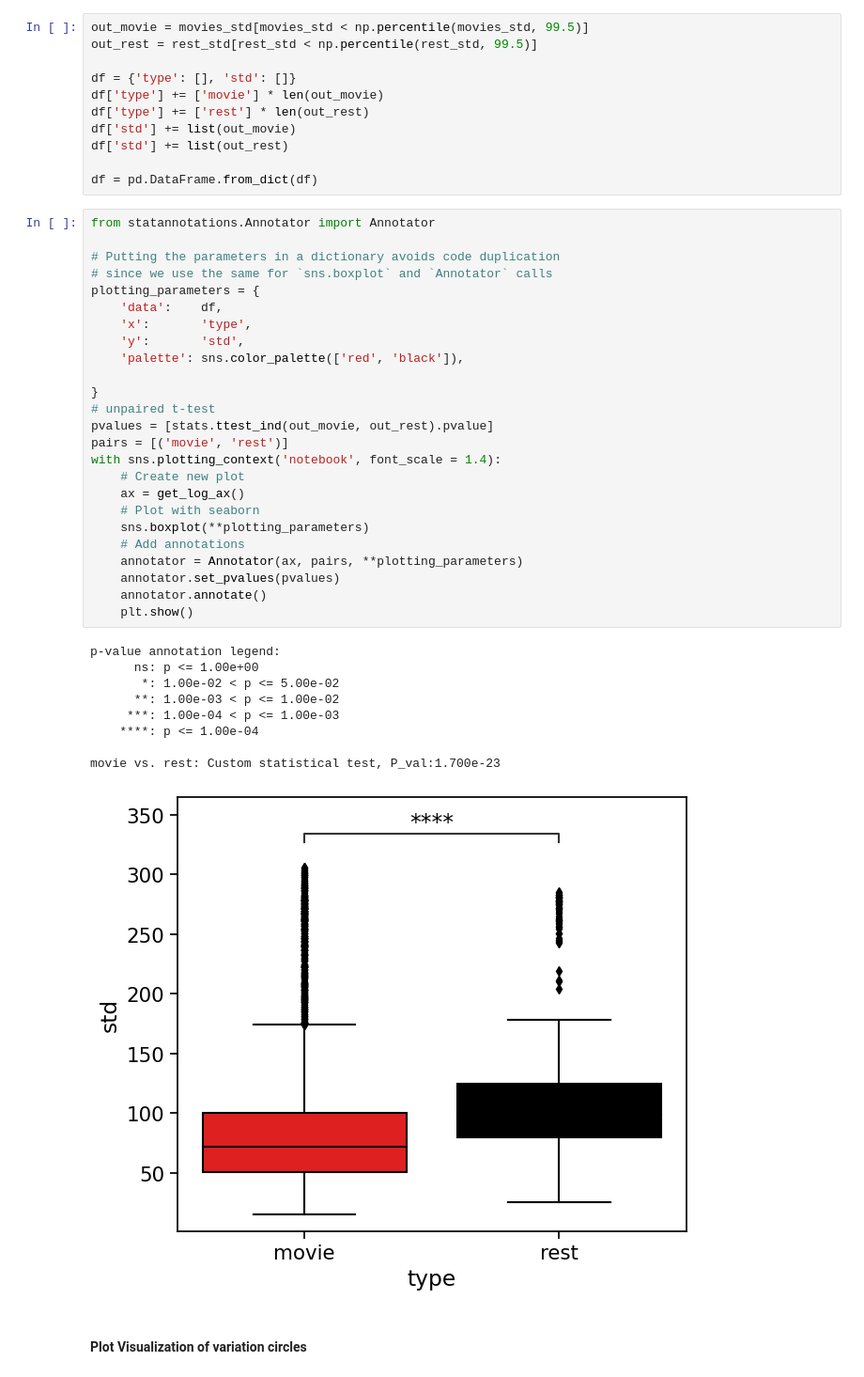
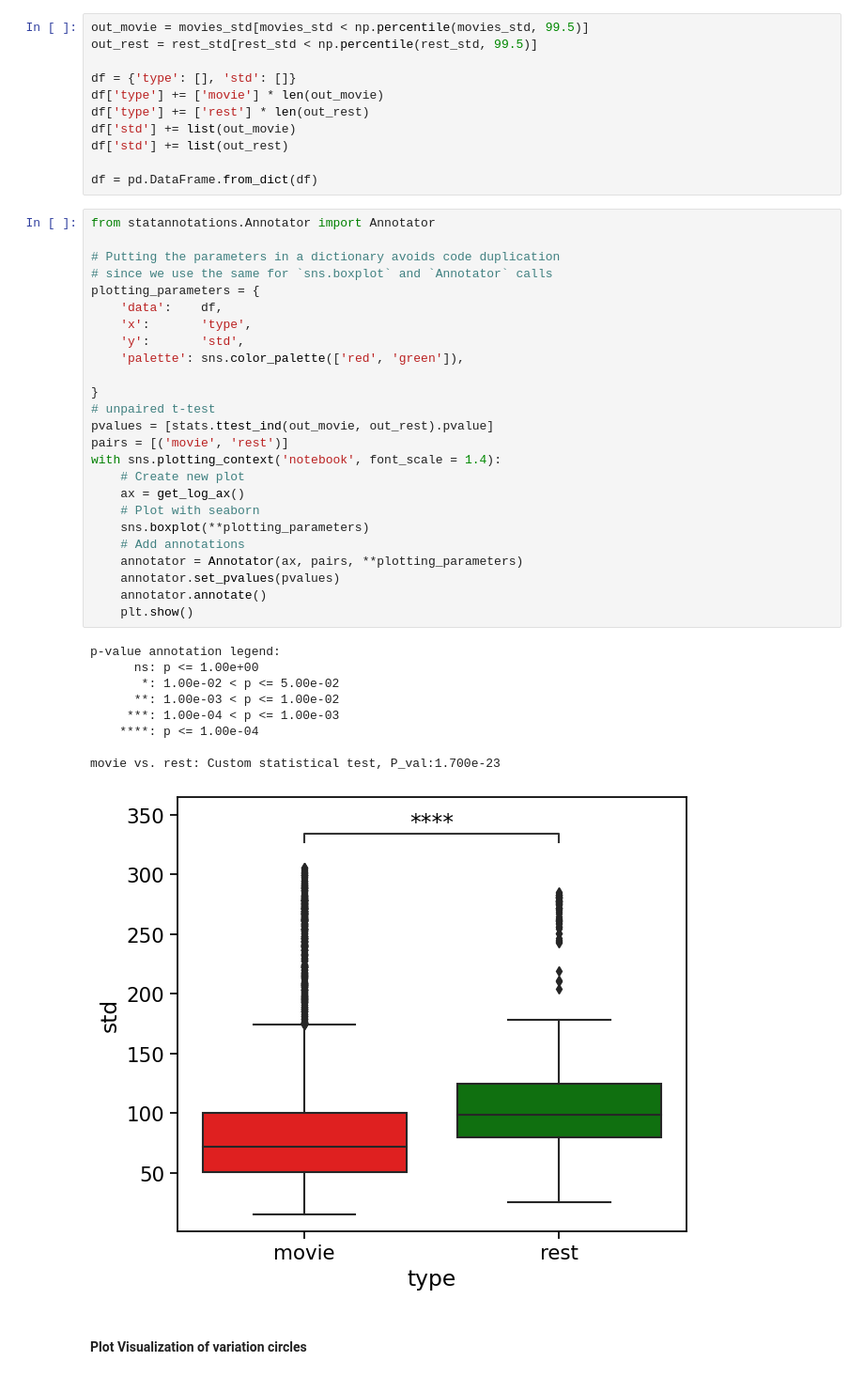
Before and after one commit to MIPLabCH/emoguide_gradients, a Jupyter notebook: 04_intersubject_variability.ipynb, the cells around one changed output. Shown at 94% size. Drawn from its saved outputs; the diff is of its cells as text.

```diff
--- a/04_intersubject_variability.ipynb
+++ b/04_intersubject_variability.ipynb
@@ -128,35 +128,35 @@ from statannotations.Annotator import Annotator
 # Putting the parameters in a dictionary avoids code duplication
 # since we use the same for `sns.boxplot` and `Annotator` calls
 plotting_parameters = {
     'data':    df,
     'x':       'type',
     'y':       'std',
-    'palette': sns.color_palette(['red', 'black']),
+    'palette': sns.color_palette(['red', 'green']),
 
 }
 # unpaired t-test
 pvalues = [stats.ttest_ind(out_movie, out_rest).pvalue]
 pairs = [('movie', 'rest')]
 with sns.plotting_context('notebook', font_scale = 1.4):
     # Create new plot
     ax = get_log_ax()
     # Plot with seaborn
     sns.boxplot(**plotting_parameters)
     # Add annotations
     annotator = Annotator(ax, pairs, **plotting_parameters)
     annotator.set_pvalues(pvalues)
     annotator.annotate()
     plt.show()
 # %% [output]
 p-value annotation legend:
       ns: p <= 1.00e+00
        *: 1.00e-02 < p <= 5.00e-02
       **: 1.00e-03 < p <= 1.00e-02
      ***: 1.00e-04 < p <= 1.00e-03
     ****: p <= 1.00e-04
 
 movie vs. rest: Custom statistical test, P_val:1.700e-23
-[figure, old version]
+[figure, new version]
 # %% [markdown]
 #### Plot Visualization of variation circles
 # %%
```
Also changed, not shown: parts of 6 cells of this notebook, 5 other files.
